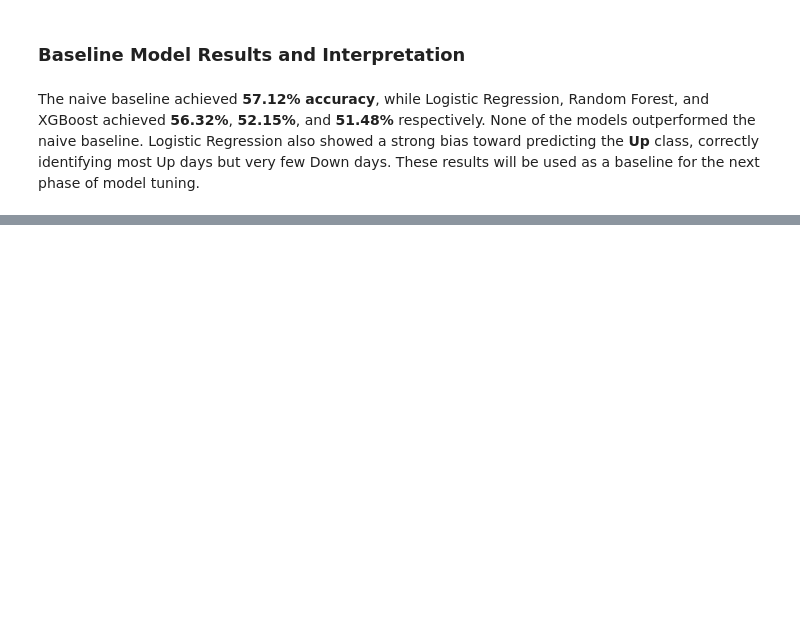
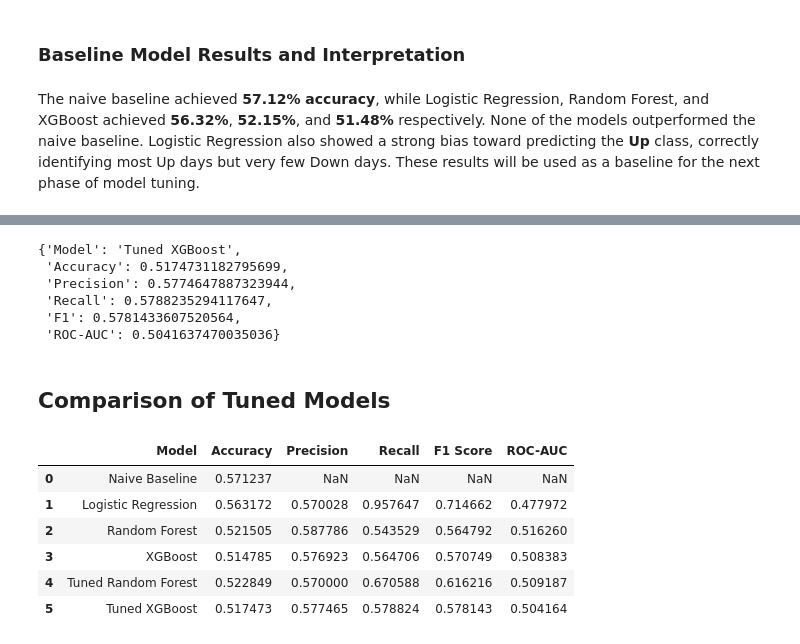
Before and after one commit to Junaid-Haider/Stock-Price-Direction-Predictor, a Jupyter notebook: notebooks/analysis.ipynb, the cells around one changed output, grey strips where cells are left out. Cells and saved outputs as stored; diff of their text form; code cells hidden in the pictures; blank space fills up the shorter version.

```diff
--- a/notebooks/analysis.ipynb
+++ b/notebooks/analysis.ipynb
@@ -948,0 +1090,62 @@ These results will be used as a baseline for the next phase of model tuning.
+# %%
+
+best_xgb = XGBClassifier(
+    **study_xgb.best_params,
+    random_state=42,
+    eval_metric="logloss",
+    n_jobs=-1
+)
+
+best_xgb.fit(X_train, y_train)
+xgb_predictions = best_xgb.predict(X_test)
+xgb_probabilities = best_xgb.predict_proba(X_test)[:, 1]
+
+xgb_tuned_results = {
+    "Model": "Tuned XGBoost",
+    "Accuracy": accuracy_score(y_test, xgb_predictions),
+    "Precision": precision_score(y_test, xgb_predictions),
+    "Recall": recall_score(y_test, xgb_predictions),
+    "F1": f1_score(y_test, xgb_predictions),
+    "ROC-AUC": roc_auc_score(y_test, xgb_probabilities)
+}
+xgb_tuned_results
+# %% [output]
+{'Model': 'Tuned XGBoost',
+ 'Accuracy': 0.5174731182795699,
+ 'Precision': 0.5774647887323944,
+ 'Recall': 0.5788235294117647,
+ 'F1': 0.5781433607520564,
+ 'ROC-AUC': 0.5041637470035036}
+# %% [markdown]
+## Comparison of Tuned Models
+# %%
+
+tuned_comparison = pd.DataFrame([
+    {
+        "Model": rf_tuned_results["Model"],
+        "Accuracy": rf_tuned_results["Accuracy"],
+        "Precision": rf_tuned_results["Precision"],
+        "Recall": rf_tuned_results["Recall"],
+        "F1 Score": rf_tuned_results["F1"],
+        "ROC-AUC": rf_tuned_results["ROC-AUC"]
+    },
+    {
+        "Model": xgb_tuned_results["Model"],
+        "Accuracy": xgb_tuned_results["Accuracy"],
+        "Precision": xgb_tuned_results["Precision"],
+        "Recall": xgb_tuned_results["Recall"],
+        "F1 Score": xgb_tuned_results["F1"],
+        "ROC-AUC": xgb_tuned_results["ROC-AUC"]
+    }
+])
+
+comparison = pd.concat([comparison, tuned_comparison], ignore_index=True)
+comparison
+# %% [output]
+|  | Model | Accuracy | Precision | Recall | F1 Score | ROC-AUC |
+| 0 | Naive Baseline | 0.571237 | NaN | NaN | NaN | NaN |
+| 1 | Logistic Regression | 0.563172 | 0.570028 | 0.957647 | 0.714662 | 0.477972 |
+| 2 | Random Forest | 0.521505 | 0.587786 | 0.543529 | 0.564792 | 0.516260 |
+| 3 | XGBoost | 0.514785 | 0.576923 | 0.564706 | 0.570749 | 0.508383 |
+| 4 | Tuned Random Forest | 0.522849 | 0.570000 | 0.670588 | 0.616216 | 0.509187 |
+| 5 | Tuned XGBoost | 0.517473 | 0.577465 | 0.578824 | 0.578143 | 0.504164 |
```
Also changed, not shown: parts of 14 cells of this notebook.
